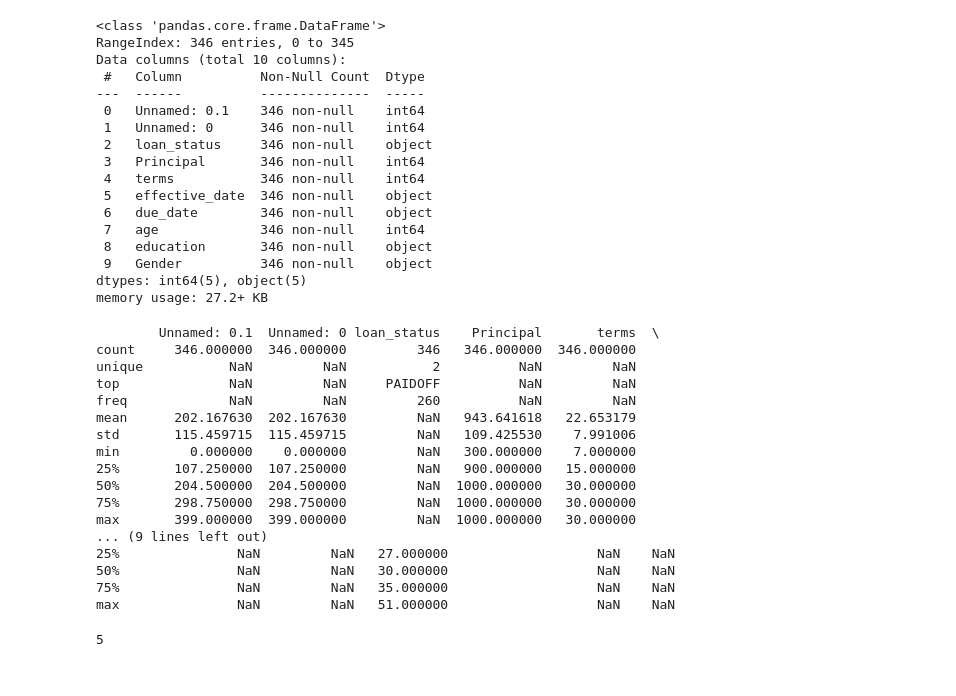
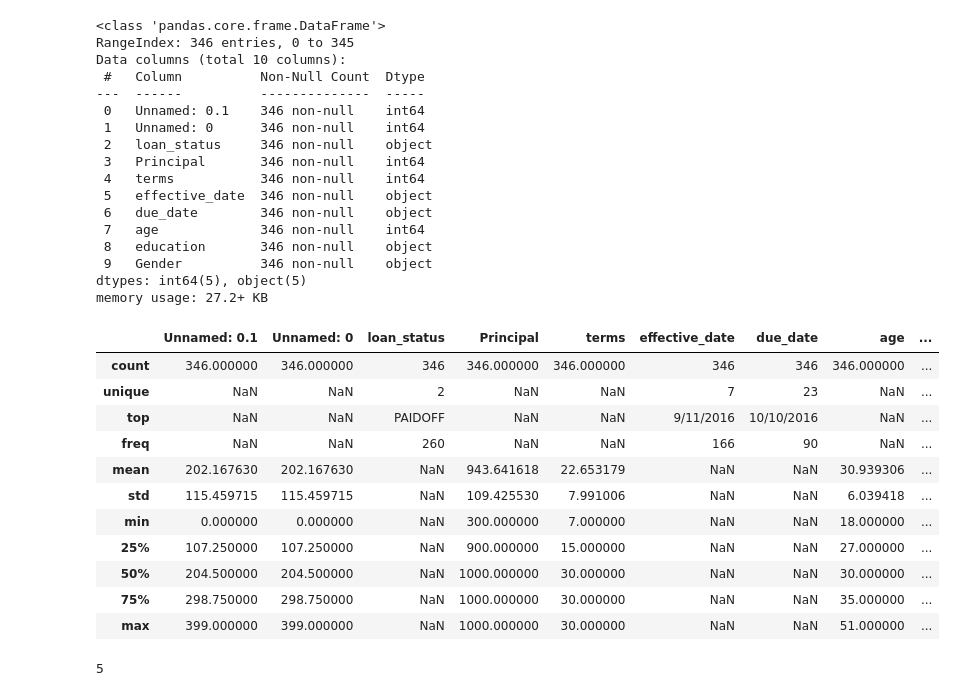
Before and after one commit to dalimvc/Clustering-and-Classification-Models, a Jupyter notebook: DS24-Classification-b21dalmi.ipynb, the cells around one changed output. Cells and saved outputs as stored; diff of their text form; code cells hidden in the pictures.

```diff
--- a/DS24-Classification-b21dalmi.ipynb
+++ b/DS24-Classification-b21dalmi.ipynb
@@ -77,25 +75,20 @@ dtypes: int64(5), object(5)
 memory usage: 27.2+ KB
 # %%
 #describe gives insight about data frame as  min and max, middle, and quartile values per column...
-print(df.describe(include='all'))
+df.describe(include='all')
 # %% [output]
-        Unnamed: 0.1  Unnamed: 0 loan_status    Principal       terms  \
-count     346.000000  346.000000         346   346.000000  346.000000
-unique           NaN         NaN           2          NaN         NaN
-top              NaN         NaN     PAIDOFF          NaN         NaN
-freq             NaN         NaN         260          NaN         NaN
-mean      202.167630  202.167630         NaN   943.641618   22.653179
-std       115.459715  115.459715         NaN   109.425530    7.991006
-min         0.000000    0.000000         NaN   300.000000    7.000000
-25%       107.250000  107.250000         NaN   900.000000   15.000000
-50%       204.500000  204.500000         NaN  1000.000000   30.000000
-75%       298.750000  298.750000         NaN  1000.000000   30.000000
-max       399.000000  399.000000         NaN  1000.000000   30.000000
-... (9 lines left out)
-25%               NaN         NaN   27.000000                   NaN    NaN
-50%               NaN         NaN   30.000000                   NaN    NaN
-75%               NaN         NaN   35.000000                   NaN    NaN
-max               NaN         NaN   51.000000                   NaN    NaN
+|  | Unnamed: 0.1 | Unnamed: 0 | loan_status | Principal | terms | effective_date | due_date | age | ... |
+| count | 346.000000 | 346.000000 | 346 | 346.000000 | 346.000000 | 346 | 346 | 346.000000 | ... |
+| unique | NaN | NaN | 2 | NaN | NaN | 7 | 23 | NaN | ... |
+| top | NaN | NaN | PAIDOFF | NaN | NaN | 9/11/2016 | 10/10/2016 | NaN | ... |
+| freq | NaN | NaN | 260 | NaN | NaN | 166 | 90 | NaN | ... |
+| mean | 202.167630 | 202.167630 | NaN | 943.641618 | 22.653179 | NaN | NaN | 30.939306 | ... |
+| std | 115.459715 | 115.459715 | NaN | 109.425530 | 7.991006 | NaN | NaN | 6.039418 | ... |
+| min | 0.000000 | 0.000000 | NaN | 300.000000 | 7.000000 | NaN | NaN | 18.000000 | ... |
+| 25% | 107.250000 | 107.250000 | NaN | 900.000000 | 15.000000 | NaN | NaN | 27.000000 | ... |
+| 50% | 204.500000 | 204.500000 | NaN | 1000.000000 | 30.000000 | NaN | NaN | 30.000000 | ... |
+| 75% | 298.750000 | 298.750000 | NaN | 1000.000000 | 30.000000 | NaN | NaN | 35.000000 | ... |
+| max | 399.000000 | 399.000000 | NaN | 1000.000000 | 30.000000 | NaN | NaN | 51.000000 | ... |
 # %%
 #those colors will be used to display plots
 colors = ["#19647E", "#FF6F61", '#B7C3F3', '#DD7596', '#8EB897', '#F9CDAD', '#F8AFA8', '#A8D0E6', '#8A5575', '#D8B56B']
```
Also changed, not shown: parts of 16 cells of this notebook, 1 other file.
